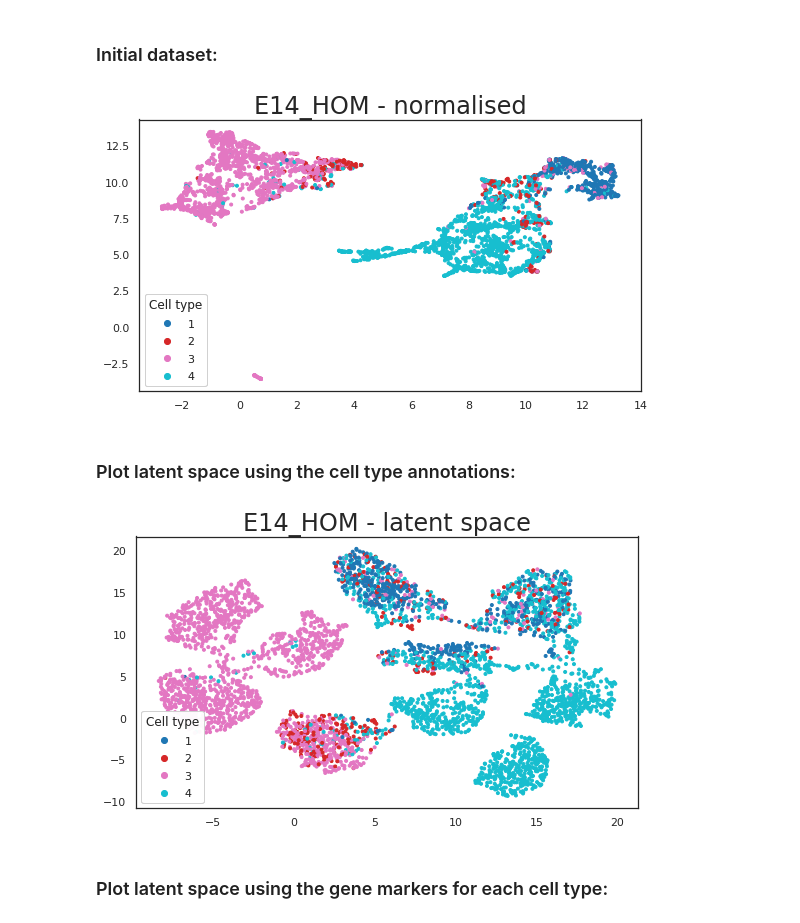
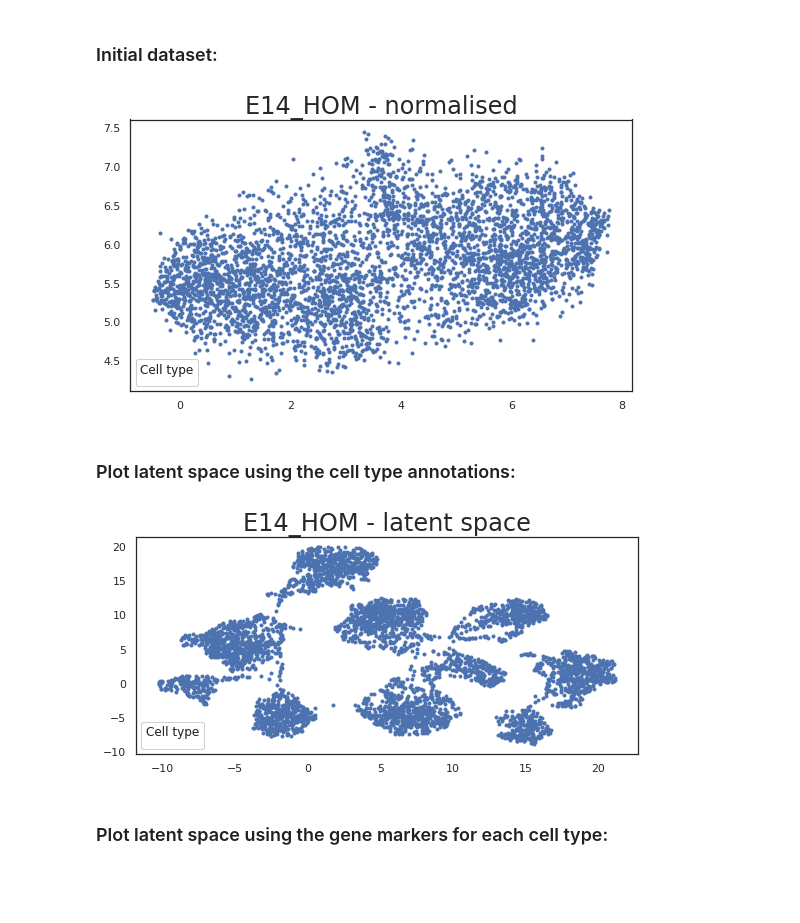
Before and after one commit to marinapts/dissertation_single_cell, a Jupyter notebook: scDeepCluster/latent_space_HOMs.ipynb, the cells around one changed output. Drawn from its saved outputs; the diff is of its cells as text; code cells hidden in the pictures; blank space fills up the shorter version.

```diff
--- a/scDeepCluster/latent_space_HOMs.ipynb
+++ b/scDeepCluster/latent_space_HOMs.ipynb
@@ -10,6 +10,6 @@ import scanpy as sc
 from collections import OrderedDict
 # %%
 sc.logging.print_version_and_date()
-sns.set(style='white', context='notebook', rc={'figure.figsize': (9, 5)})
+sns.set(style='white', context='notebook', rc={'figure.figsize': (9, 4)})
 np.random.seed(42)
 # %% [output]
@@ -71,7 +79,7 @@ def draw_umap(data, labels, n_neighbors=5, min_dist=0.99, n_components=2,
         scatter = ax.scatter(u[:,0], range(len(u)), c=labels, cmap=cmap, marker='.')
     if n_components == 2:
         ax = fig.add_subplot(111)
-        scatter = ax.scatter(u[:,0], u[:,1], c=labels, cmap=cmap, marker='.')
+        scatter = ax.scatter(u[:,0], u[:,1], cmap=cmap, marker='.')
     if n_components == 3:
         ax = fig.add_subplot(111, projection='3d')
         scatter = ax.scatter(u[:,0], u[:,1], u[:,2], c=labels, s=100, cmap=cmap, marker='.')
@@ -213,15 +221,15 @@ draw_umap(E13_hom_latent_data,  cell_cycle_phases_E13, legend_title='Cell cycle
 # %% [markdown]
 ### Initial dataset:
 # %%
-draw_umap(E14_hom_data, E14_hom_num_labels, min_dist=0.01, title='E14_HOM - normalised')
+draw_umap(E14_hom, [], min_dist=0.01, title='E14_HOM - normalised')
 # %% [output]
-[figure, old version]
+[figure, new version]
 # %% [markdown]
 ### Plot latent space using the cell type annotations:
 # %%
-draw_umap(E14_hom_latent_data, E14_hom_num_labels, min_dist=0.7, title='E14_HOM - latent space')
+draw_umap(E14_hom_latent_data, [], min_dist=0.7, title='E14_HOM - latent space')
 # %% [output]
-[figure, old version]
+[figure, new version]
 # %% [markdown]
 ### Plot latent space using the gene markers for each cell type:
 # %%
```
Also changed, not shown: parts of 14 cells of this notebook, 5 other files.
